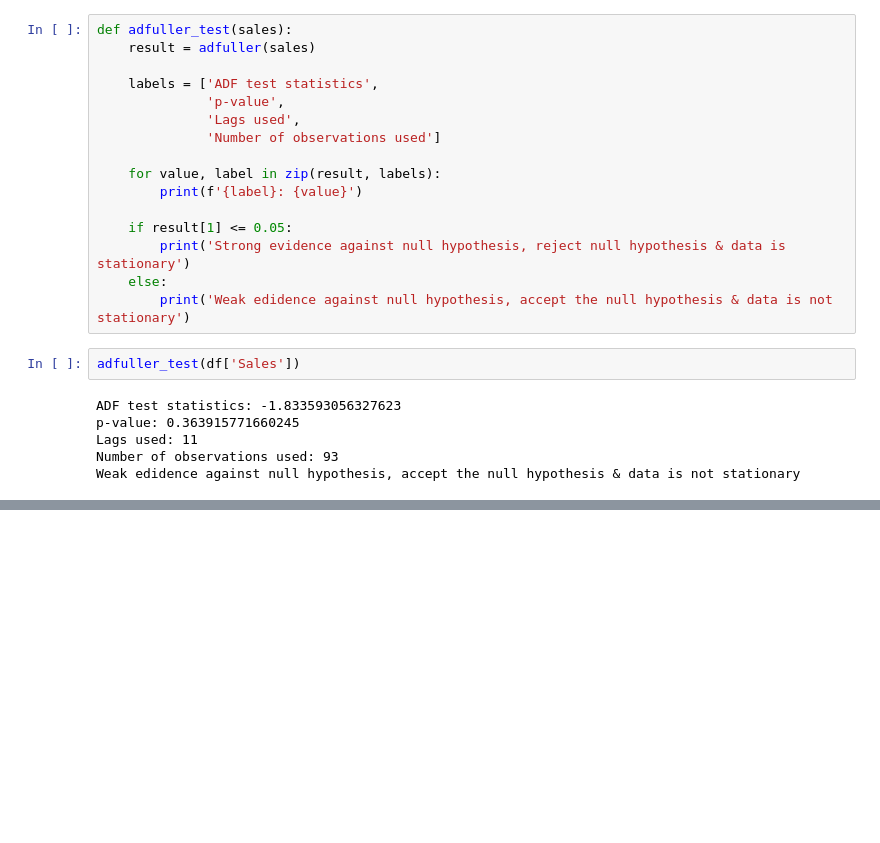
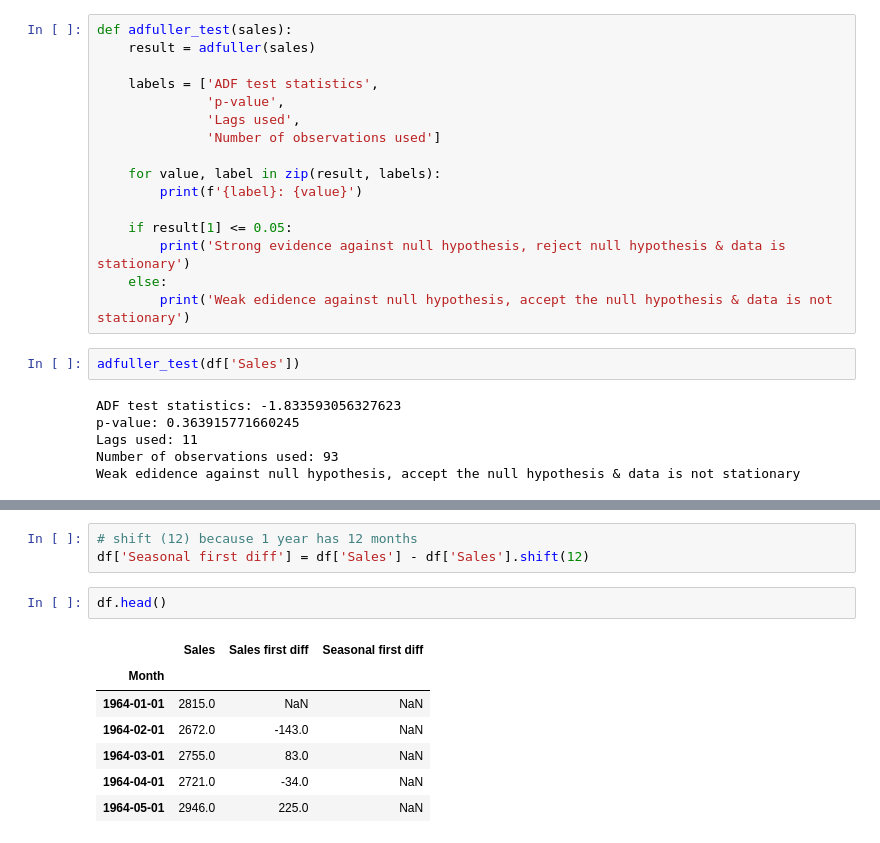
Before and after one commit to puneetsran/time_series_sales, a Jupyter notebook: time_series_champagne.ipynb, the cells around one changed output, grey strips where cells are left out. Drawn from its saved outputs; the diff is of its cells as text; blank space fills up the shorter version.

```diff
--- a/time_series_champagne.ipynb
+++ b/time_series_champagne.ipynb
@@ -157,0 +204,13 @@ Weak edidence against null hypothesis, accept the null hypothesis & data is not
+# %%
+# shift (12) because 1 year has 12 months
+df['Seasonal first diff'] = df['Sales'] - df['Sales'].shift(12)
+# %%
+df.head()
+# %% [output]
+|  | Sales | Sales first diff | Seasonal first diff |
+| Month |  |  |  |
+| 1964-01-01 | 2815.0 | NaN | NaN |
+| 1964-02-01 | 2672.0 | -143.0 | NaN |
+| 1964-03-01 | 2755.0 | 83.0 | NaN |
+| 1964-04-01 | 2721.0 | -34.0 | NaN |
+| 1964-05-01 | 2946.0 | 225.0 | NaN |
```
Also changed, not shown: parts of 9 cells of this notebook.
